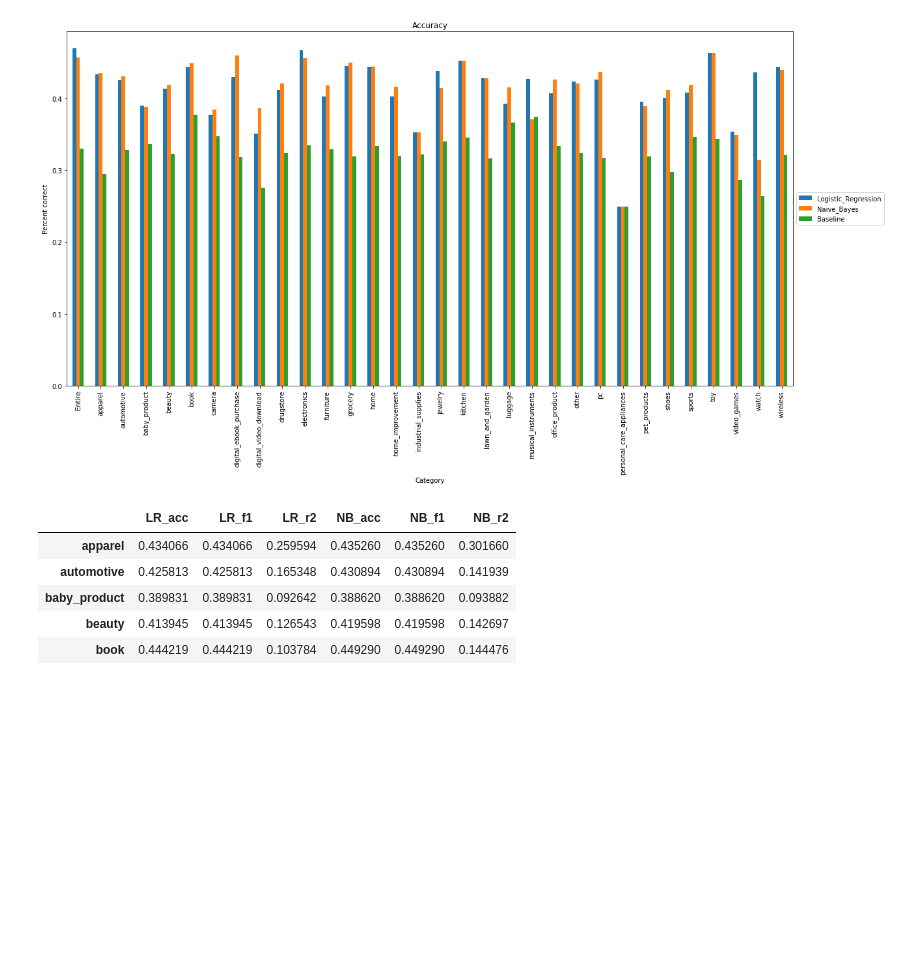
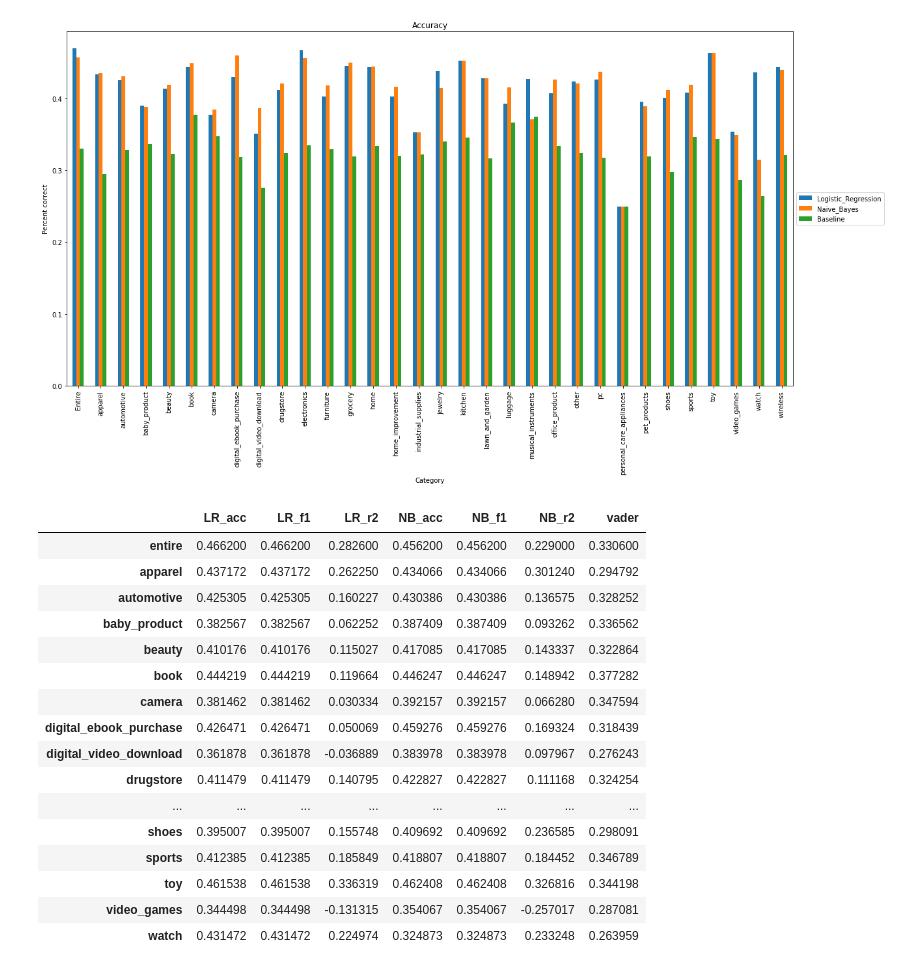
Before and after one commit to krithravi/review-prediction, a Jupyter notebook: graphing.ipynb, the cells around one changed output. Saved outputs shown, nothing was run; the diff lists cells and outputs as text; code cells hidden in the pictures; blank space fills up the shorter version.

```diff
--- a/graphing.ipynb
+++ b/graphing.ipynb
@@ -21,19 +21,27 @@ Text(0.5, 0, 'Category')
 [figure]
 # %%
 df = pd.read_csv("res.csv").T.iloc[1:]
-colList = ["LR_acc", "LR_f1", "LR_r2", "NB_acc", "NB_f1", "NB_r2"]
+colList = ["LR_acc", "LR_f1", "LR_r2", "NB_acc", "NB_f1", "NB_r2", "vader"]
 df.columns = colList
 
-#print("columns: " + str(df.columns))
-#print()
-#print(type(df.columns))
 
-df.head()
+df
 # %% [output]
-|  | LR_acc | LR_f1 | LR_r2 | NB_acc | NB_f1 | NB_r2 |
-| apparel | 0.434066 | 0.434066 | 0.259594 | 0.435260 | 0.435260 | 0.301660 |
-| automotive | 0.425813 | 0.425813 | 0.165348 | 0.430894 | 0.430894 | 0.141939 |
-| baby_product | 0.389831 | 0.389831 | 0.092642 | 0.388620 | 0.388620 | 0.093882 |
-| beauty | 0.413945 | 0.413945 | 0.126543 | 0.419598 | 0.419598 | 0.142697 |
-| book | 0.444219 | 0.444219 | 0.103784 | 0.449290 | 0.449290 | 0.144476 |
+|  | LR_acc | LR_f1 | LR_r2 | NB_acc | NB_f1 | NB_r2 | vader |
+| entire | 0.466200 | 0.466200 | 0.282600 | 0.456200 | 0.456200 | 0.229000 | 0.330600 |
+| apparel | 0.437172 | 0.437172 | 0.262250 | 0.434066 | 0.434066 | 0.301240 | 0.294792 |
+| automotive | 0.425305 | 0.425305 | 0.160227 | 0.430386 | 0.430386 | 0.136575 | 0.328252 |
+| baby_product | 0.382567 | 0.382567 | 0.062252 | 0.387409 | 0.387409 | 0.093262 | 0.336562 |
+| beauty | 0.410176 | 0.410176 | 0.115027 | 0.417085 | 0.417085 | 0.143337 | 0.322864 |
+| book | 0.444219 | 0.444219 | 0.119664 | 0.446247 | 0.446247 | 0.148942 | 0.377282 |
+| camera | 0.381462 | 0.381462 | 0.030334 | 0.392157 | 0.392157 | 0.066280 | 0.347594 |
+| digital_ebook_purchase | 0.426471 | 0.426471 | 0.050069 | 0.459276 | 0.459276 | 0.169324 | 0.318439 |
+| digital_video_download | 0.361878 | 0.361878 | -0.036889 | 0.383978 | 0.383978 | 0.097967 | 0.276243 |
+| drugstore | 0.411479 | 0.411479 | 0.140795 | 0.422827 | 0.422827 | 0.111168 | 0.324254 |
+| ... | ... | ... | ... | ... | ... | ... | ... |
+| shoes | 0.395007 | 0.395007 | 0.155748 | 0.409692 | 0.409692 | 0.236585 | 0.298091 |
+| sports | 0.412385 | 0.412385 | 0.185849 | 0.418807 | 0.418807 | 0.184452 | 0.346789 |
+| toy | 0.461538 | 0.461538 | 0.336319 | 0.462408 | 0.462408 | 0.326816 | 0.344198 |
+| video_games | 0.344498 | 0.344498 | -0.131315 | 0.354067 | 0.354067 | -0.257017 | 0.287081 |
+| watch | 0.431472 | 0.431472 | 0.224974 | 0.324873 | 0.324873 | 0.233248 | 0.263959 |
 # %%
```
Also changed, not shown: parts of 4 cells of this notebook, 4 other files.
